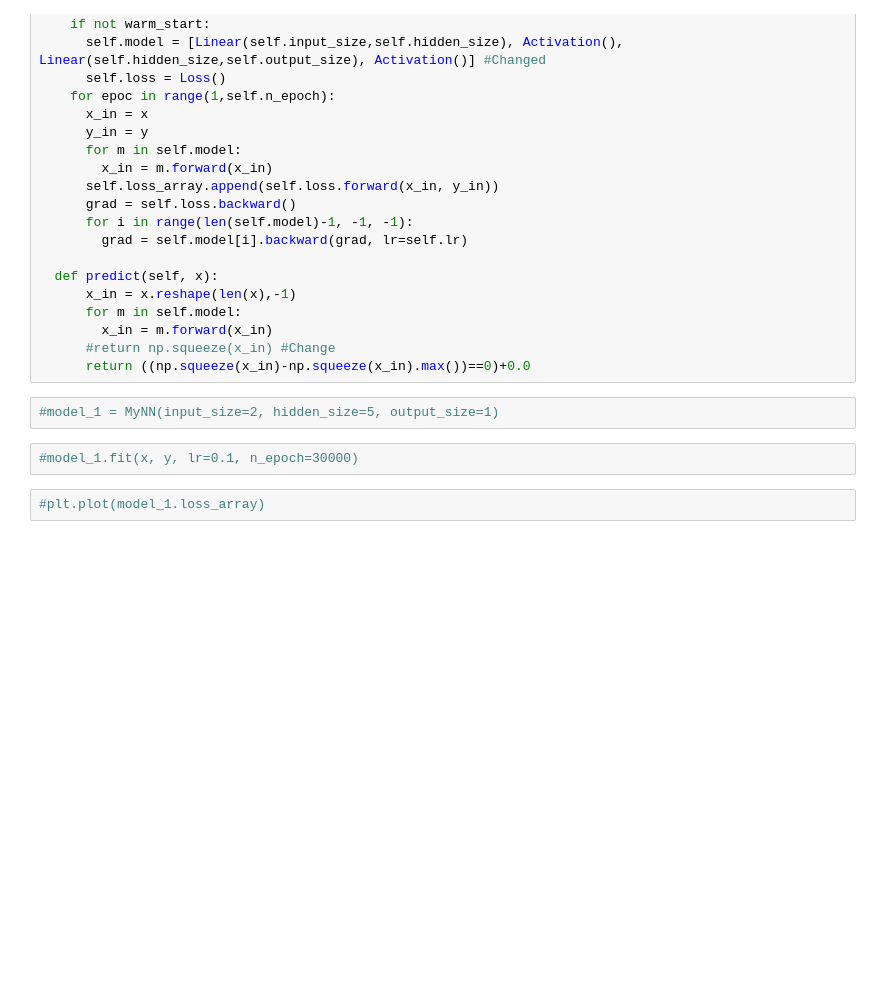
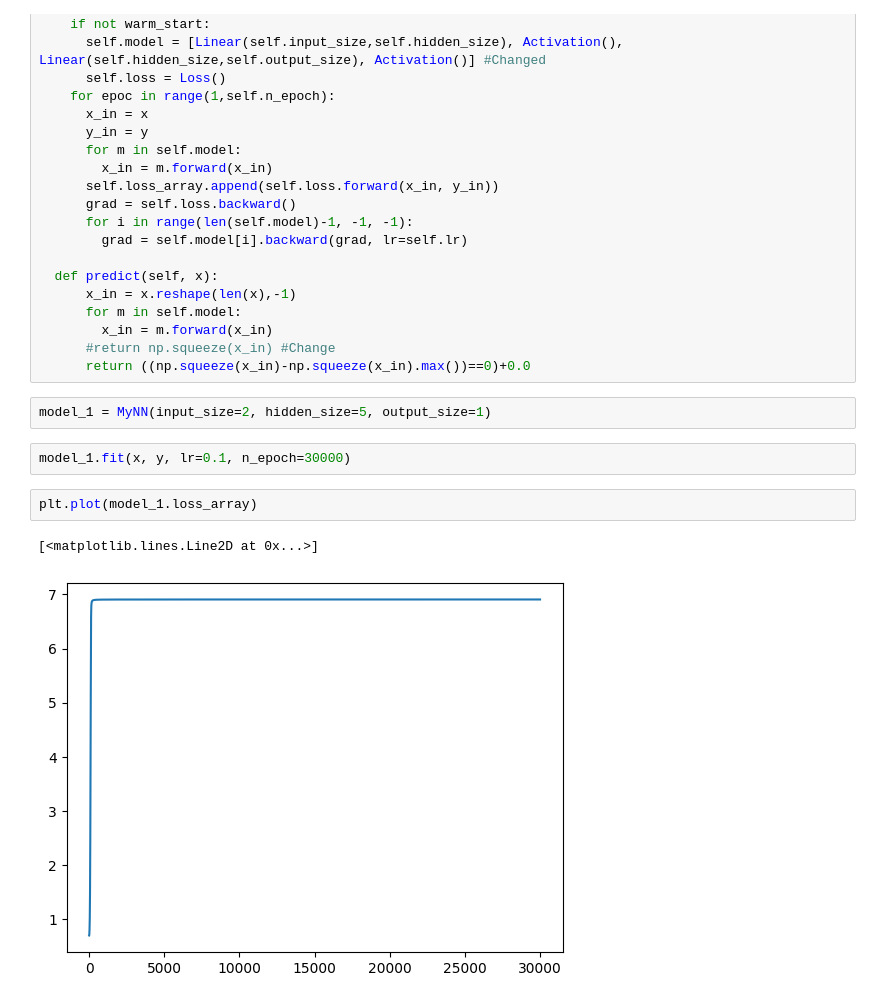
Before and after one commit to Joseppi007/MachineLearningRubbish, a Jupyter notebook: 2025_spring/Week10_unsupervised/HW9.ipynb, the cells around one changed output. Saved outputs shown, nothing was run; the diff lists cells and outputs as text; blank space fills up the shorter version.

```diff
--- a/2025_spring/Week10_unsupervised/HW9.ipynb
+++ b/2025_spring/Week10_unsupervised/HW9.ipynb
@@ -146,9 +146,12 @@ class MyNN():
       #return np.squeeze(x_in) #Change
       return ((np.squeeze(x_in)-np.squeeze(x_in).max())==0)+0.0
 # %%
-#model_1 = MyNN(input_size=2, hidden_size=5, output_size=1)
+model_1 = MyNN(input_size=2, hidden_size=5, output_size=1)
 # %%
-#model_1.fit(x, y, lr=0.1, n_epoch=30000)
+model_1.fit(x, y, lr=0.1, n_epoch=30000)
 # %%
-#plt.plot(model_1.loss_array)
+plt.plot(model_1.loss_array)
+# %% [output]
+[<matplotlib.lines.Line2D at 0x...>]
+[figure, added]
 # %%
```
Also changed, not shown: parts of 5 cells of this notebook.
